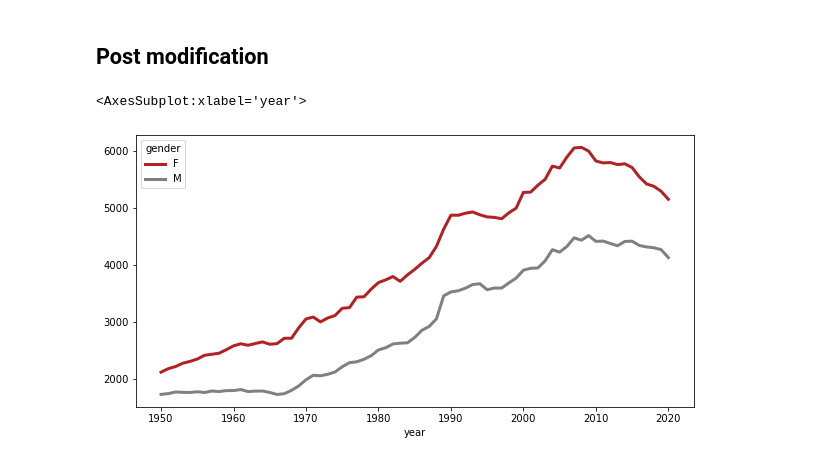
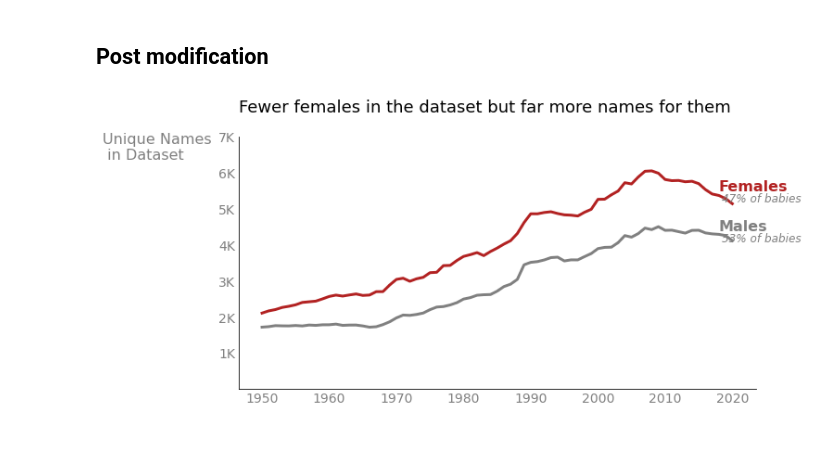
Before and after one commit to santarabantoosoo/Data-Analysis-NanoDegree, a Jupyter notebook: s9/demos/baby_names_visual.ipynb, the cells around one changed output. Saved outputs shown, nothing was run; the diff lists cells and outputs as text; code cells hidden in the pictures.

```diff
--- a/s9/demos/baby_names_visual.ipynb
+++ b/s9/demos/baby_names_visual.ipynb
@@ -124,52 +124,51 @@ unique_names_per_gender.plot()
 # %%
 # uncomment feature by feature to figure out what each part is doing.
 
 unique_names_per_gender.plot(figsize=(10, 5), linewidth=3,
                              color=['firebrick', 'gray']
                             )
 
 # Axes labels
-# plt.xlabel('')
-# plt.ylabel("Unique Names\n in Dataset",
-#            rotation=0,
-#            position=(-.1, 0.9),
-#            fontsize=16,
-#            ha='left',
-#            labelpad=125,
-#            color='gray'
-#           )
+plt.xlabel('')
+plt.ylabel("Unique Names\n in Dataset",
+           rotation=0,
+           position=(-.1, 0.9),
+           fontsize=16,
+           ha='left',
+           labelpad=125,
+           color='gray'
+          )
 
 # Remove box
-# sns.despine()
+sns.despine()
 
 # Set y-limits and remove legend
-# plt.ylim(0, None)
-# plt.legend([], frameon=False)
+plt.ylim(0, None)
+plt.legend([], frameon=False)
 
 # Title
-# plt.title("Fewer females in the dataset but far more names for them\n",
-#           fontsize=18, loc='left'
-#          )
+plt.title("Fewer females in the dataset but far more names for them\n",
+          fontsize=18, loc='left'
+         )
 
 # Annotations
-# plt.text(2018, 5500, "Females", color='firebrick', fontsize=16, fontweight='bold')
-# plt.text(2018, 4400, "Males", color='gray', fontsize=16, fontweight='bold')
-# plt.text(2018.5, 5200, f'{female_perc*100:.0f}% of babies', fontsize=12, color='gray', fontstyle='italic')
-# plt.text(2018.5, 4100, f'{male_perc*100:.0f}% of babies', fontsize=12, color='gray', fontstyle='italic')
+plt.text(2018, 5500, "Females", color='firebrick', fontsize=16, fontweight='bold')
+plt.text(2018, 4400, "Males", color='gray', fontsize=16, fontweight='bold')
+plt.text(2018.5, 5200, f'{female_perc*100:.0f}% of babies', fontsize=12, color='gray', fontstyle='italic')
+plt.text(2018.5, 4100, f'{male_perc*100:.0f}% of babies', fontsize=12, color='gray', fontstyle='italic')
 
 # Tick labels
-# ax = plt.gca()
-# ax.tick_params(axis='both', colors='gray', labelsize=14, length=0)
+ax = plt.gca()
+ax.tick_params(axis='both', colors='gray', labelsize=14, length=0)
 
-# g = ax.get_yticks()
-# plt.yticks(g[1:])
+g = ax.get_yticks()
+plt.yticks(g[1:])
 
-# ax.get_yaxis().set_major_formatter(
-#     FuncFormatter(lambda x,p: str(int(x/1000))+'K')
-# )
+ax.get_yaxis().set_major_formatter(
+    FuncFormatter(lambda x,p: str(int(x/1000))+'K')
+)
 
 # Save figure
 #plt.savefig('baby_names_final.png', dpi=200, bbox_inches='tight');
 # %% [output]
-<AxesSubplot:xlabel='year'>
-[figure, old version]
+[figure, new version]
```
Also changed, not shown: 1 other file.
